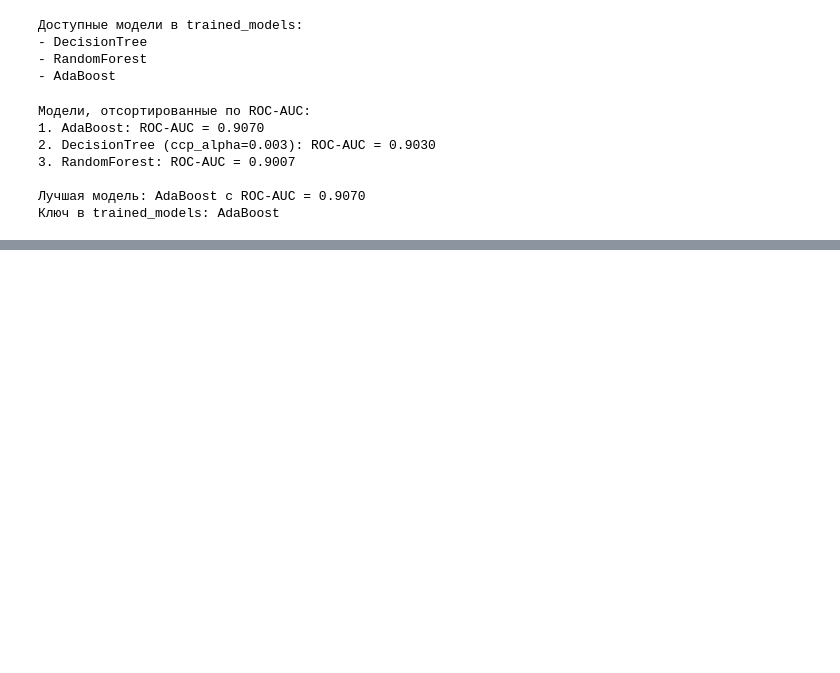
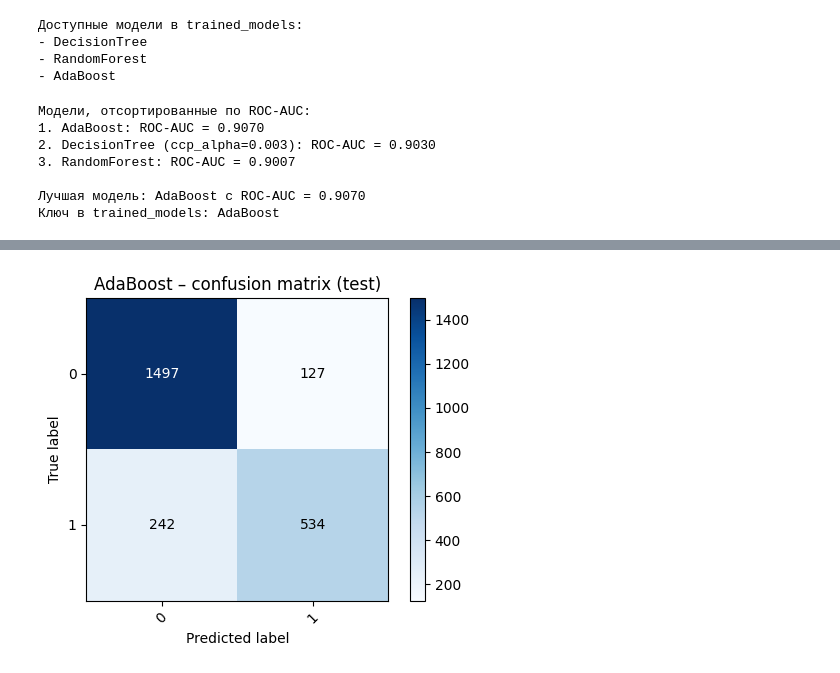
Before and after one commit to Dylan5242/Project_AIE, a Jupyter notebook: homeworks/HW06/HW06.ipynb, the cells around one changed output, grey strips where cells are left out. Cells and saved outputs as stored; diff of their text form; code cells hidden in the pictures; blank space fills up the shorter version.

```diff
--- a/homeworks/HW06/HW06.ipynb
+++ b/homeworks/HW06/HW06.ipynb
@@ -541,3 +538,15 @@ print(f"Ключ в trained_models: {trained_model_key}")
 
 Лучшая модель: AdaBoost с ROC-AUC = 0.9070
 Ключ в trained_models: AdaBoost
+# %%
+# Лучшая модель по ROC-AUC
+best_result = results_sorted[0]
+best_model_name = best_result["model"]
+
+# Получаем ключ для trained_models
+trained_model_key = model_mapping[best_model_name]
+
+# Финальный объект модели
+best_model = trained_models[trained_model_key]
+
+best_model_name, best_model
@@ -543,0 +558,80 @@ print(f"Ключ в trained_models: {trained_model_key}")
+# %%
+from sklearn.metrics import ConfusionMatrixDisplay, roc_curve, roc_auc_score, accuracy_score, f1_score, confusion_matrix, RocCurveDisplay
+import matplotlib.pyplot as plt
+import json
+from pathlib import Path
+import numpy as np
+
+def compute_metrics(y_true, y_pred, y_proba=None) -> dict:
+    m = {
+        "accuracy": float(accuracy_score(y_true, y_pred)),
+        "f1": float(f1_score(y_true, y_pred)),
+    }
+    if y_proba is not None:
+        try:
+            m["roc_auc"] = float(roc_auc_score(y_true, y_proba))
+        except Exception:
+            m["roc_auc"] = None
+    else:
+        m["roc_auc"] = None
+    return m
+
+def evaluate_on_test(model, X_test, y_test, label: str) -> dict:
+    pred = model.predict(X_test)
+    proba = None
+    if hasattr(model, "predict_proba"):
+        proba = model.predict_proba(X_test)[:, 1]
+    metrics = compute_metrics(y_test, pred, proba)
+    metrics["model"] = label
+    return metrics
+
+def save_json(obj: dict, path: Path):
+    path.parent.mkdir(parents=True, exist_ok=True)
+    with path.open("w", encoding="utf-8") as f:
+        json.dump(obj, f, ensure_ascii=False, indent=2)
+
+def plot_confusion(y_true, y_pred, title: str):
+    cm = confusion_matrix(y_true, y_pred)
+    plt.figure(figsize=(5, 4))
+    plt.imshow(cm, interpolation='nearest', cmap=plt.cm.Blues)
+    plt.title(title)
+    plt.colorbar()
+    tick_marks = np.arange(len(np.unique(y_true)))
+    plt.xticks(tick_marks, np.unique(y_true), rotation=45)
+    plt.yticks(tick_marks, np.unique(y_true))
+    plt.ylabel('True label')
+    plt.xlabel('Predicted label')
+    thresh = cm.max() / 2.
+    for i in range(cm.shape[0]):
+        for j in range(cm.shape[1]):
+            plt.text(j, i, format(cm[i, j], 'd'),
+                     ha="center", va="center",
+                     color="white" if cm[i, j] > thresh else "black")
+    plt.tight_layout()
+    plt.show()
+
+def plot_roc(model, X_test, y_test, title: str):
+    if not hasattr(model, "predict_proba"):
+        print("ROC: модель не поддерживает predict_proba")
+        return
+    RocCurveDisplay.from_estimator(model, X_test, y_test)
+    plt.title(title)
+    plt.show()
+
+# Диагностика лучшей модели на test
+y_pred = best_model.predict(X_test)
+
+plot_confusion(
+    y_test,
+    y_pred,
+    title=f"{best_model_name} – confusion matrix (test)"
+)
+
+plot_roc(
+    best_model,
+    X_test,
+    y_test,
+    title=f"{best_model_name} – ROC (test)"
+)
+# %% [output]
+[figure, added]
```
Also changed, not shown: parts of 16 cells of this notebook.
